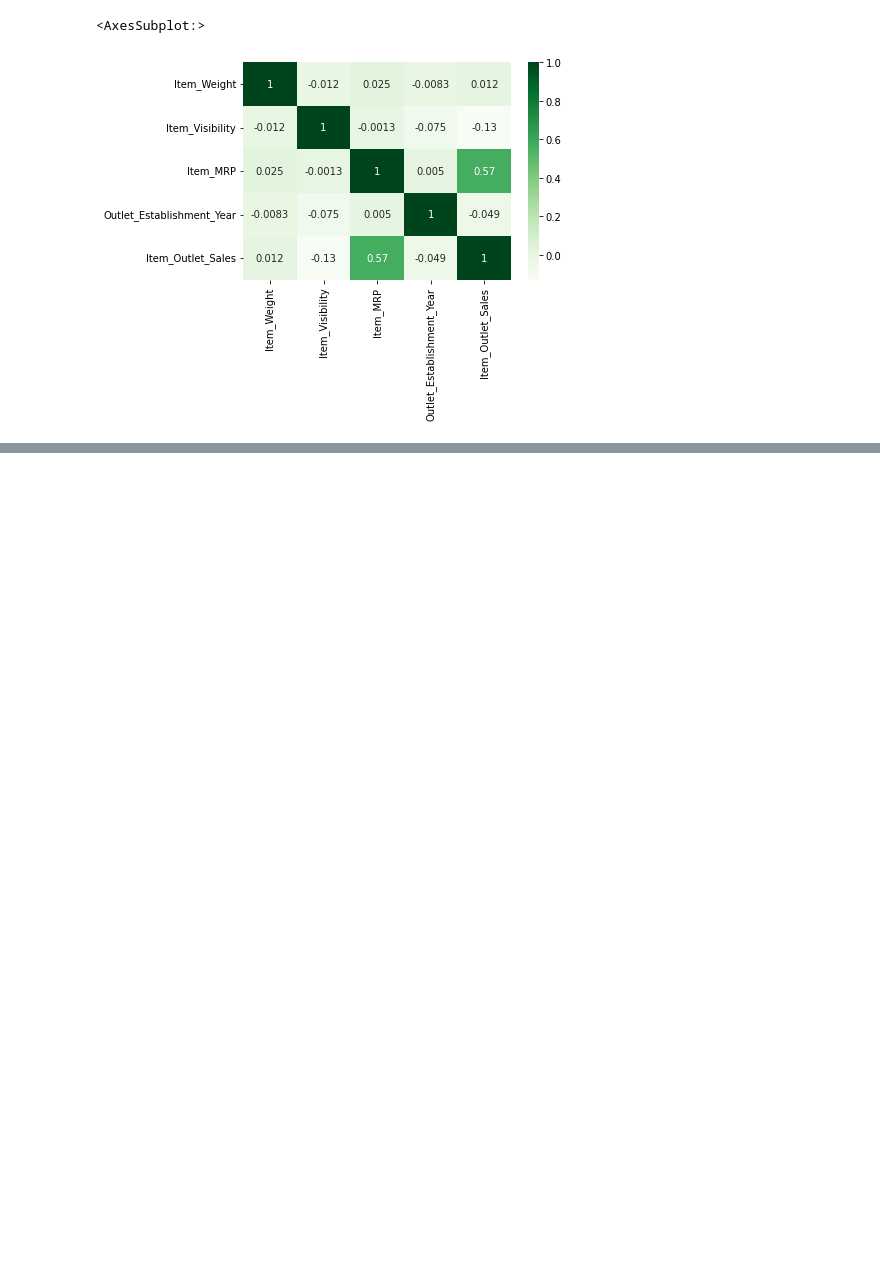
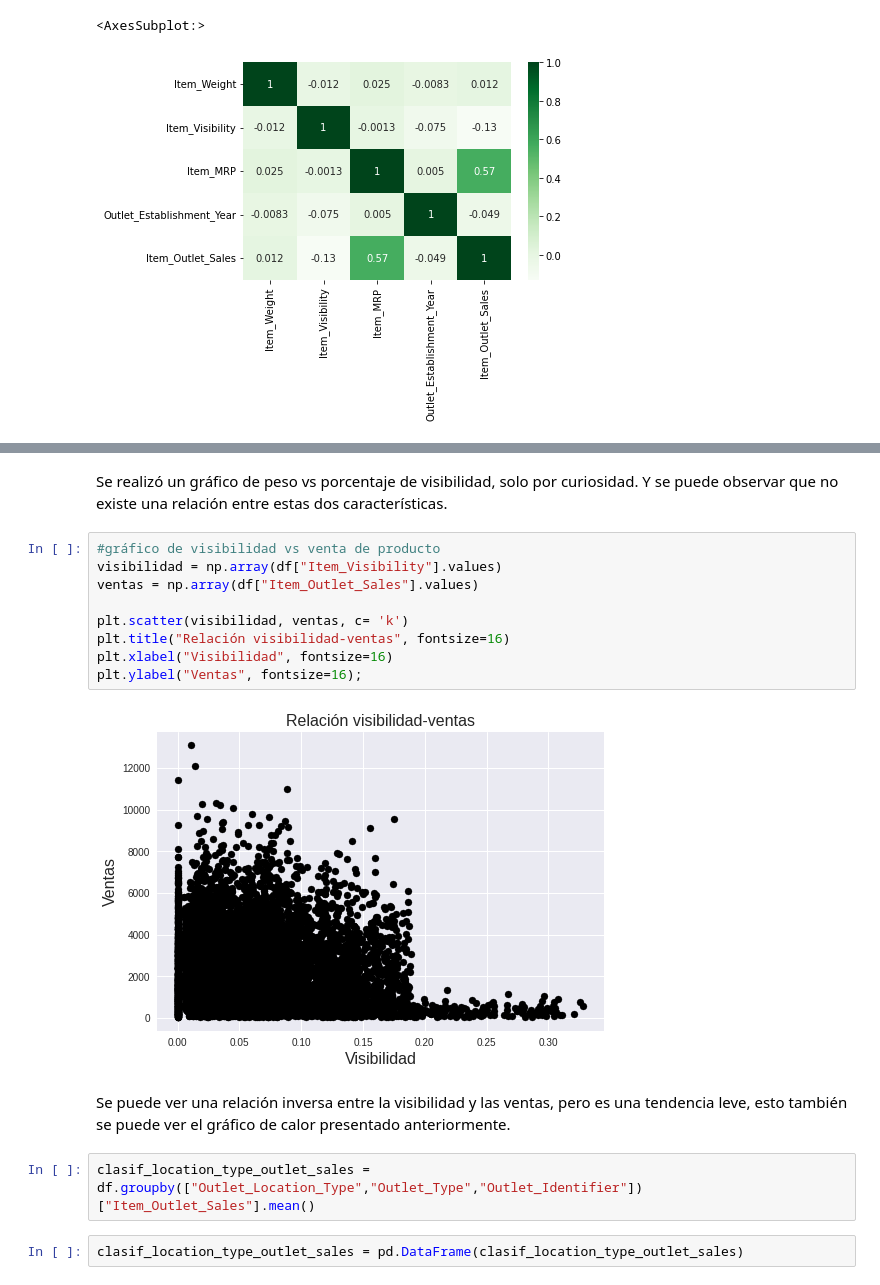
Before and after one commit to SAULIZA/prediccion_de_ventas, a Jupyter notebook: Prediccion_de_ventas.ipynb, the cells around one changed output, grey strips where cells are left out. Cells and saved outputs as stored; diff of their text form; blank space fills up the shorter version.

```diff
--- a/Prediccion_de_ventas.ipynb
+++ b/Prediccion_de_ventas.ipynb
@@ -571,0 +626,19 @@ Se puede observar una correlación muy buena entre las ventas de los productos y
+# %% [markdown]
+Se realizó un gráfico de peso vs porcentaje de visibilidad, solo por curiosidad. Y se puede observar que no existe una relación entre estas dos características.
+# %%
+#gráfico de visibilidad vs venta de producto
+visibilidad = np.array(df["Item_Visibility"].values)
+ventas = np.array(df["Item_Outlet_Sales"].values)
+
+plt.scatter(visibilidad, ventas, c= 'k')
+plt.title("Relación visibilidad-ventas", fontsize=16)
+plt.xlabel("Visibilidad", fontsize=16)
+plt.ylabel("Ventas", fontsize=16);
+# %% [output]
+[figure, added]
+# %% [markdown]
+Se puede ver una relación inversa entre la visibilidad y las ventas, pero es una tendencia leve, esto también se puede ver el gráfico de calor presentado anteriormente.
+# %%
+clasif_location_type_outlet_sales = df.groupby(["Outlet_Location_Type","Outlet_Type","Outlet_Identifier"])["Item_Outlet_Sales"].mean()
+# %%
+clasif_location_type_outlet_sales = pd.DataFrame(clasif_location_type_outlet_sales)
```
Also changed, not shown: parts of 17 cells of this notebook.
